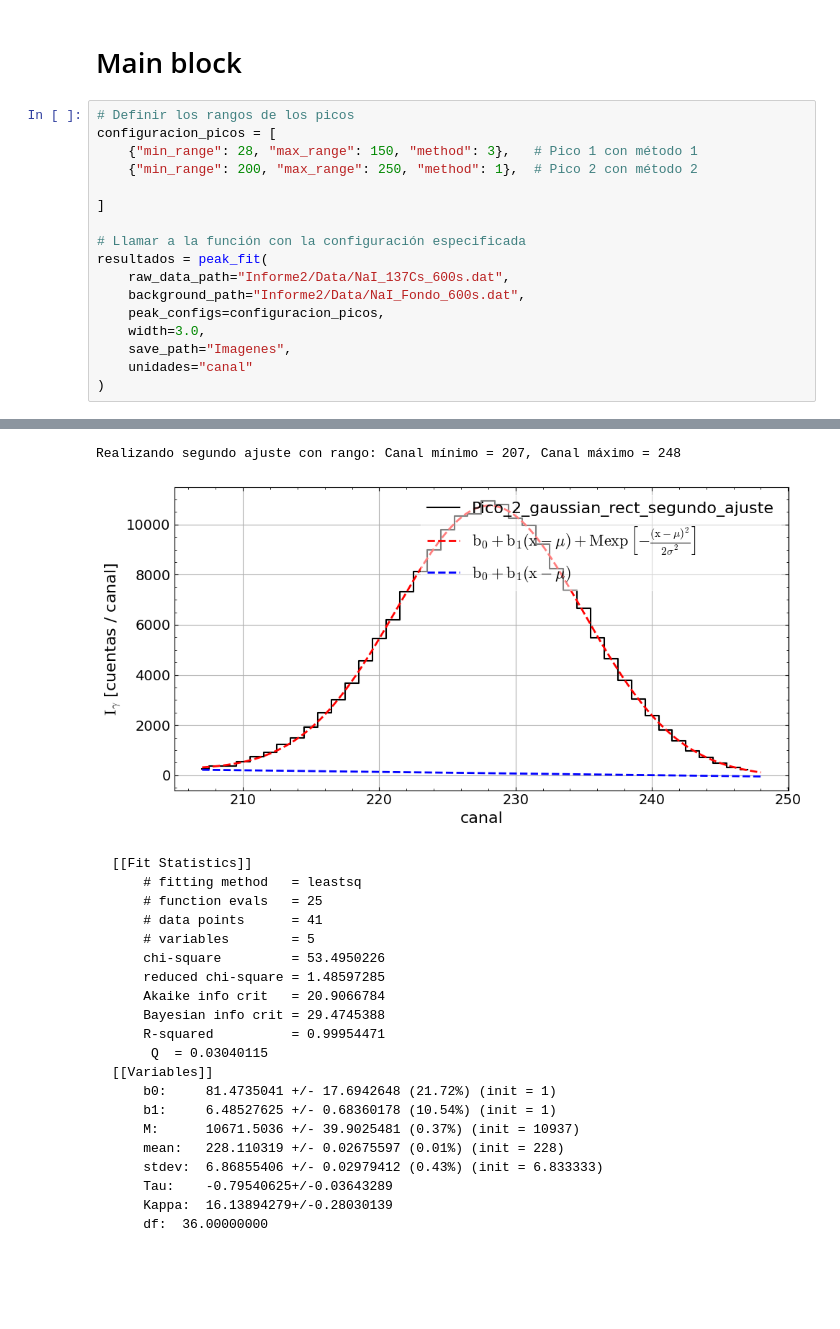
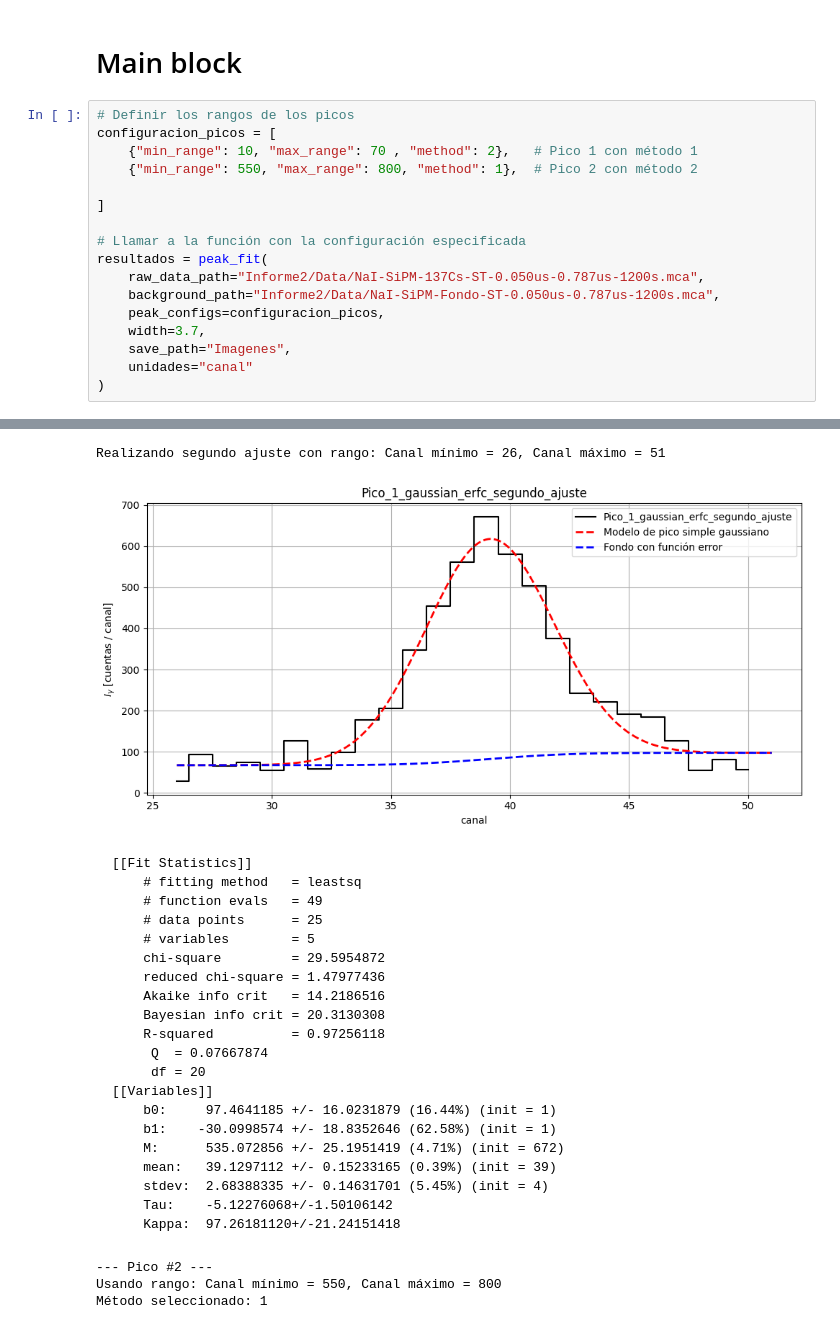
Before and after one commit to sante3105/Fisica-Nuclear, a Jupyter notebook: python/Informes/newcode.ipynb, the cells around one changed output, grey strips where cells are left out. Saved outputs shown, nothing was run; the diff lists cells and outputs as text; blank space fills up the shorter version.

````diff
--- a/python/Informes/newcode.ipynb
+++ b/python/Informes/newcode.ipynb
@@ -618,17 +695,17 @@ def peak_fit(raw_data_path, background_path,
 # %%
 # Definir los rangos de los picos
 configuracion_picos = [
-    {"min_range": 28, "max_range": 150, "method": 3},   # Pico 1 con método 1
-    {"min_range": 200, "max_range": 250, "method": 1},  # Pico 2 con método 2
+    {"min_range": 10, "max_range": 70 , "method": 2},   # Pico 1 con método 1
+    {"min_range": 550, "max_range": 800, "method": 1},  # Pico 2 con método 2
 
 ]
 
 # Llamar a la función con la configuración especificada
 resultados = peak_fit(
-    raw_data_path="Informe2/Data/NaI_137Cs_600s.dat",
-    background_path="Informe2/Data/NaI_Fondo_600s.dat",
+    raw_data_path="Informe2/Data/NaI-SiPM-137Cs-ST-0.050us-0.787us-1200s.mca",
+    background_path="Informe2/Data/NaI-SiPM-Fondo-ST-0.050us-0.787us-1200s.mca",
     peak_configs=configuracion_picos,
-    width=3.0,
+    width=3.7,
     save_path="Imagenes",
     unidades="canal"
 )
@@ -670,25 +742,28 @@ Método seleccionado: 1
 ```
-Realizando segundo ajuste con rango: Canal mínimo = 207, Canal máximo = 248
+Realizando segundo ajuste con rango: Canal mínimo = 26, Canal máximo = 51
-[figure, old version]
+[figure, new version]
 ```text
 [[Fit Statistics]]
     # fitting method   = leastsq
-    # function evals   = 25
-    # data points      = 41
+    # function evals   = 49
+    # data points      = 25
     # variables        = 5
-    chi-square         = 53.4950226
-    reduced chi-square = 1.48597285
-    Akaike info crit   = 20.9066784
-    Bayesian info crit = 29.4745388
-    R-squared          = 0.99954471
-     Q  = 0.03040115
+    chi-square         = 29.5954872
+    reduced chi-square = 1.47977436
+    Akaike info crit   = 14.2186516
+    Bayesian info crit = 20.3130308
+    R-squared          = 0.97256118
+     Q  = 0.07667874
+     df = 20
 [[Variables]]
-    b0:     81.4735041 +/- 17.6942648 (21.72%) (init = 1)
-    b1:     6.48527625 +/- 0.68360178 (10.54%) (init = 1)
-    M:      10671.5036 +/- 39.9025481 (0.37%) (init = 10937)
-    mean:   228.110319 +/- 0.02675597 (0.01%) (init = 228)
-    stdev:  6.86855406 +/- 0.02979412 (0.43%) (init = 6.833333)
-    Tau:    -0.79540625+/-0.03643289
-    Kappa:  16.13894279+/-0.28030139
-    df:  36.00000000
+    b0:     97.4641185 +/- 16.0231879 (16.44%) (init = 1)
+    b1:    -30.0998574 +/- 18.8352646 (62.58%) (init = 1)
+    M:      535.072856 +/- 25.1951419 (4.71%) (init = 672)
+    mean:   39.1297112 +/- 0.15233165 (0.39%) (init = 39)
+    stdev:  2.68388335 +/- 0.14631701 (5.45%) (init = 4)
+    Tau:    -5.12276068+/-1.50106142
+    Kappa:  97.26181120+/-21.24151418
 ```
+--- Pico #2 ---
+Usando rango: Canal mínimo = 550, Canal máximo = 800
+Método seleccionado: 1
````
Also changed, not shown: parts of 6 cells of this notebook, 10 other files.
